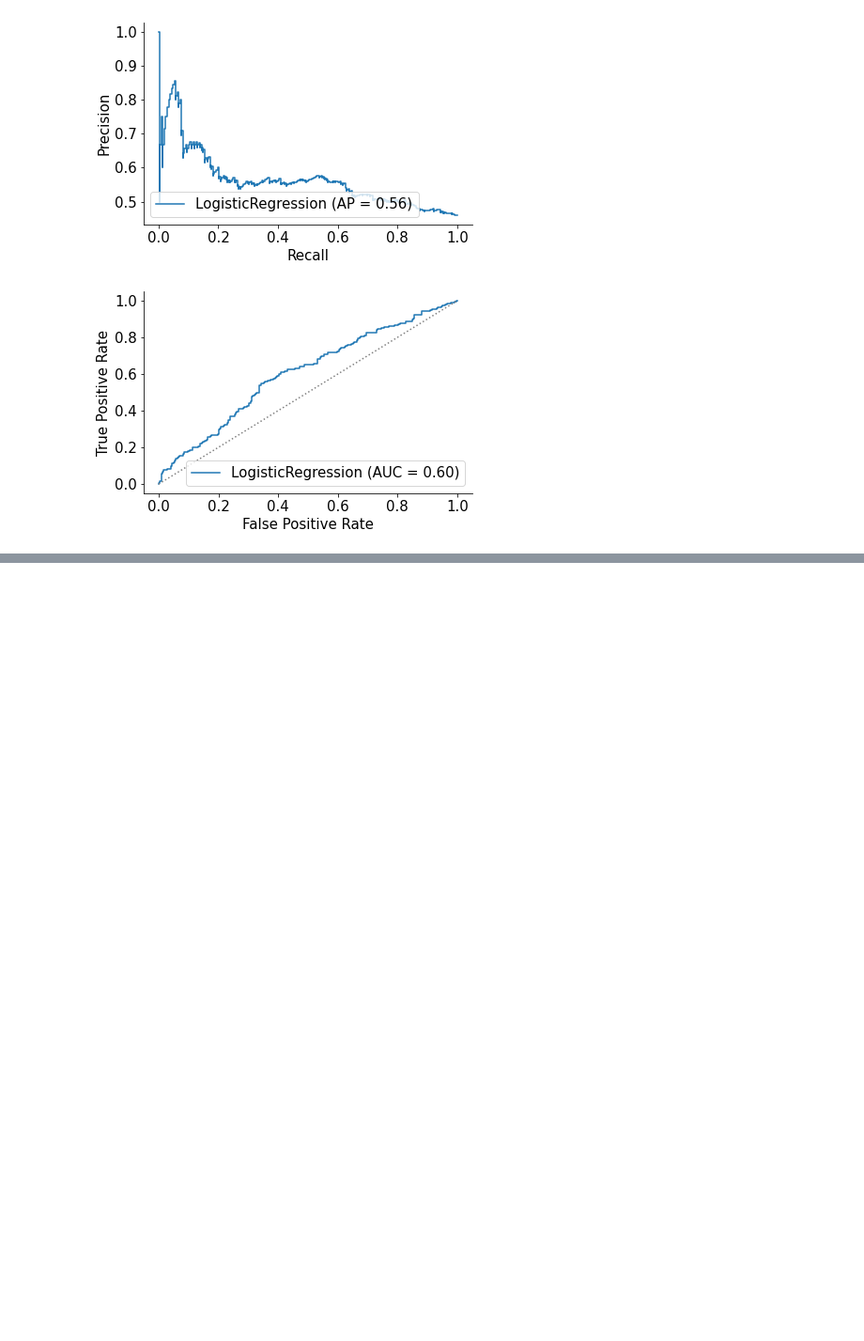
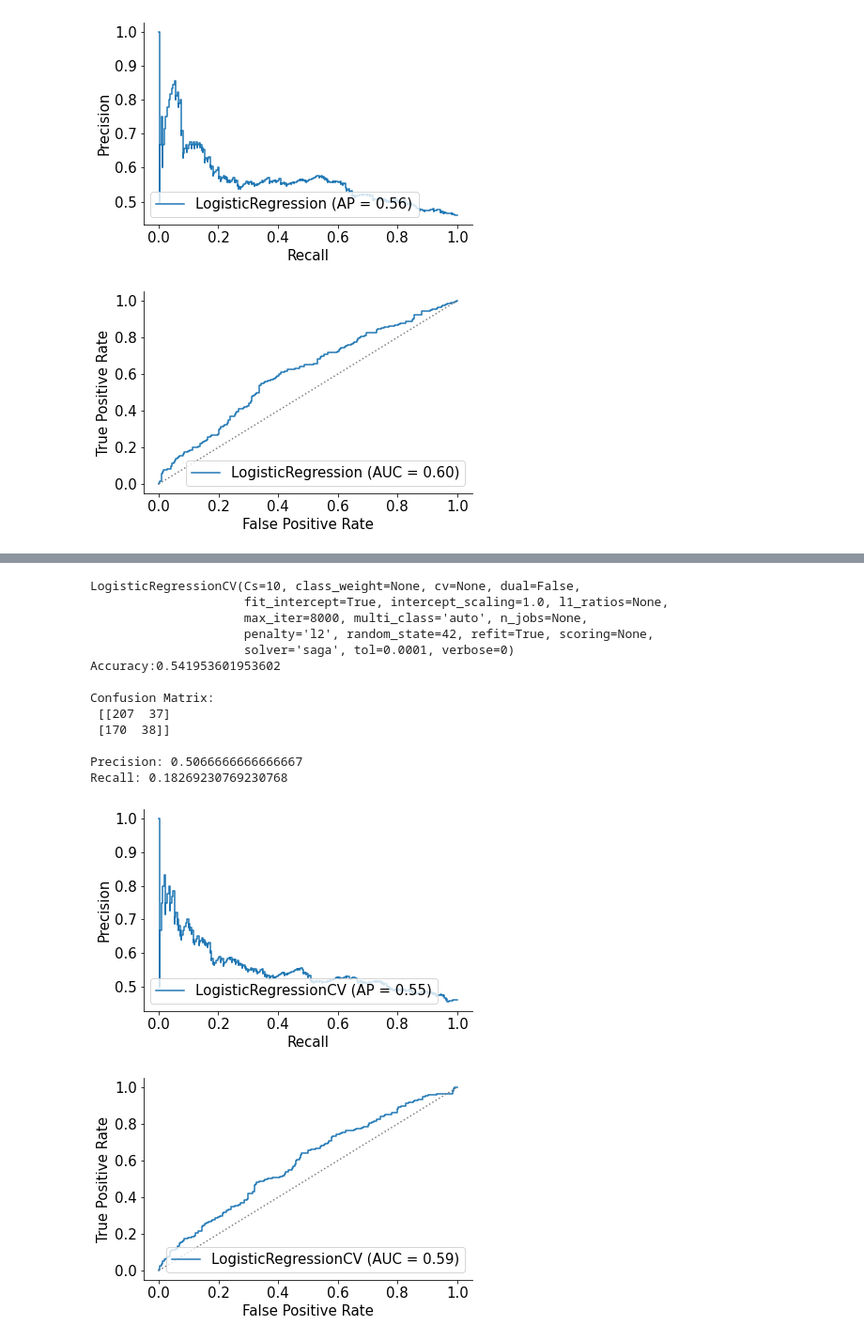
Before and after one commit to rodjfg/los-fabulosos-pixelotls, a Jupyter notebook: Left_Rigth_model_Flor.ipynb, the cells around one changed output, grey strips where cells are left out. Shown at 94% size. Drawn from its saved outputs; the diff is of its cells as text; code cells hidden in the pictures; blank space fills up the shorter version.

```diff
--- a/Left_Rigth_model_Flor.ipynb
+++ b/Left_Rigth_model_Flor.ipynb
@@ -182,0 +232,18 @@ Recall: 0.27884615384615385
+# %%
+clasificator_analisis(clf_2,samples_pca_test,y_test )
+# %% [output]
+LogisticRegressionCV(Cs=10, class_weight=None, cv=None, dual=False,
+                     fit_intercept=True, intercept_scaling=1.0, l1_ratios=None,
+                     max_iter=8000, multi_class='auto', n_jobs=None,
+                     penalty='l2', random_state=42, refit=True, scoring=None,
+                     solver='saga', tol=0.0001, verbose=0)
+Accuracy:0.541953601953602
+
+Confusion Matrix:
+ [[207  37]
+ [170  38]]
+
+Precision: 0.5066666666666667
+Recall: 0.18269230769230768
+[figure, added]
+[figure, added]
```
Also changed, not shown: parts of 11 cells of this notebook.
